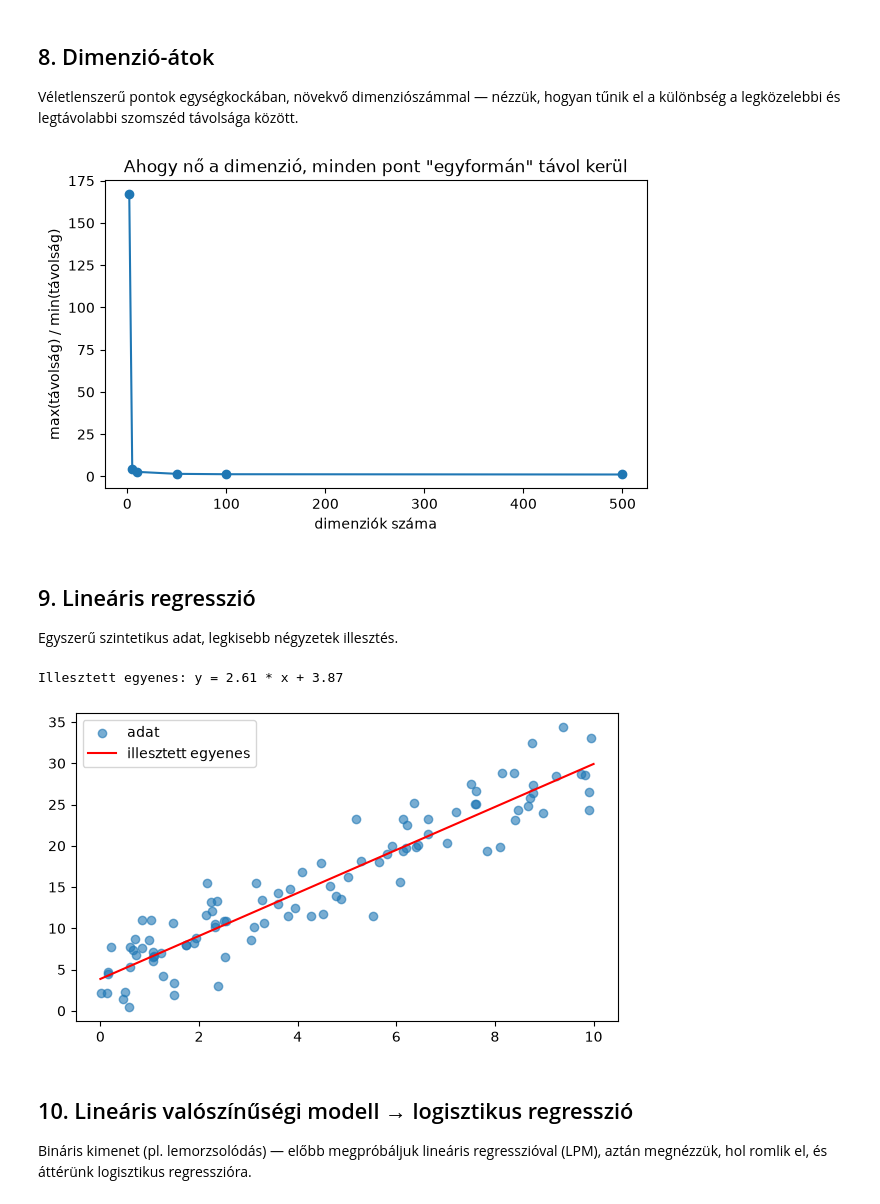
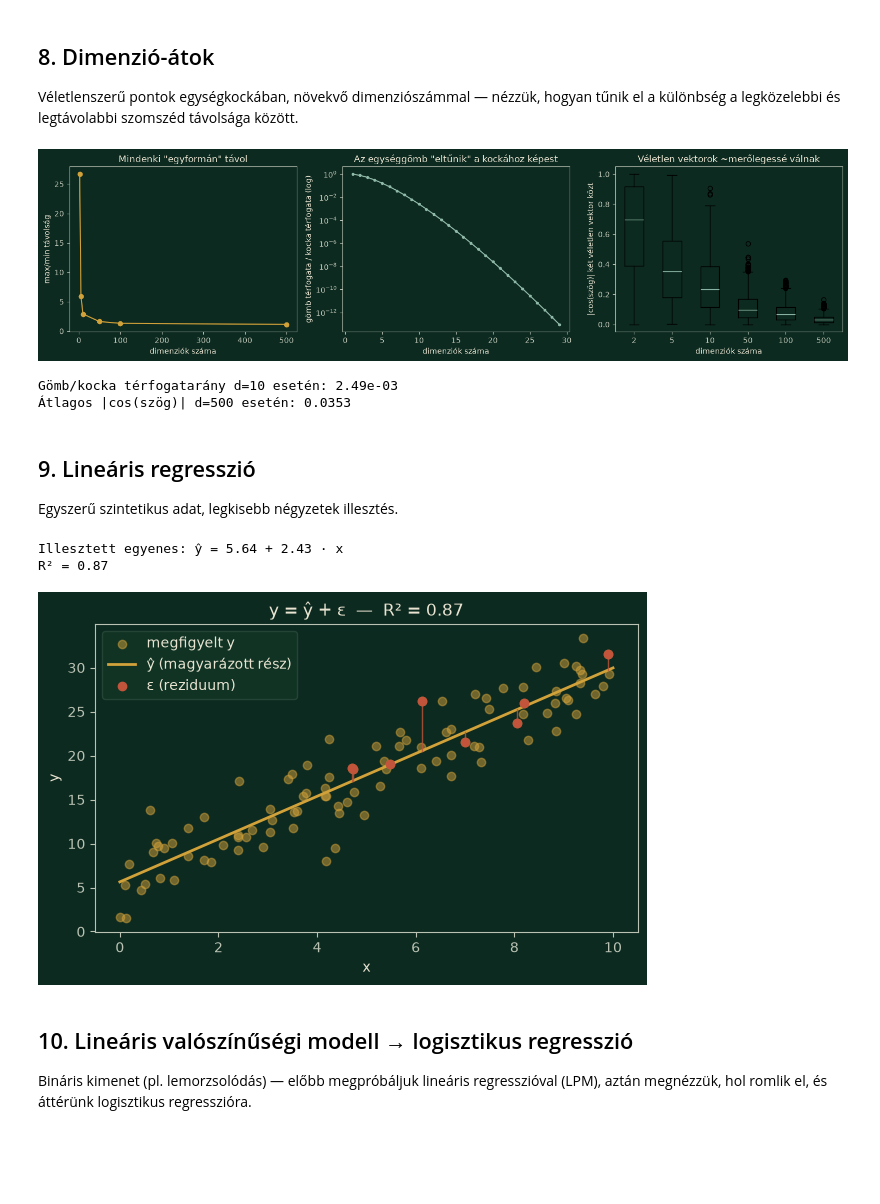
Before and after one commit to karpatika92/nasz_data_science_course, a Jupyter notebook: lessons/01-statisztikai-alapok/demo.ipynb, the cells around one changed output. Drawn from its saved outputs; the diff is of its cells as text; code cells hidden in the pictures; blank space fills up the shorter version.

```diff
--- a/lessons/01-statisztikai-alapok/demo.ipynb
+++ b/lessons/01-statisztikai-alapok/demo.ipynb
@@ -225,23 +342,61 @@ Name: admitted, dtype: float64
 Véletlenszerű pontok egységkockában, növekvő dimenziószámmal — nézzük, hogyan
 tűnik el a különbség a legközelebbi és legtávolabbi szomszéd távolsága között.
 # %%
+from scipy.special import gamma as gamma_fn
+
 n_points = 1000
 dimensions = [2, 5, 10, 50, 100, 500]
 ratios = []
 
 for d in dimensions:
     points = rng.uniform(0, 1, size=(n_points, d))
     origin = np.zeros(d)
     distances = np.linalg.norm(points - origin, axis=1)
     ratios.append(distances.max() / distances.min())
 
-plt.plot(dimensions, ratios, marker="o")
-plt.xlabel("dimenziók száma")
-plt.ylabel("max(távolság) / min(távolság)")
-plt.title("Ahogy nő a dimenzió, minden pont \"egyformán\" távol kerül")
+# gömb/kocka térfogat-arány: az egységgömb térfogata / a körülírt kocka térfogata
+dims_fine = np.arange(1, 30)
+ball_volume = np.pi ** (dims_fine / 2) / gamma_fn(dims_fine / 2 + 1)  # sugár = 1
+cube_volume = 2.0 ** dims_fine  # oldal = 2 (a gömböt körülírva)
+volume_ratio = ball_volume / cube_volume
+
+# két véletlen egységvektor szöge/koszinusza növekvő dimenzióban
+cosines_by_dim = []
+for d in dimensions:
+    a = rng.normal(size=(2000, d))
+    b = rng.normal(size=(2000, d))
+    a /= np.linalg.norm(a, axis=1, keepdims=True)
+    b /= np.linalg.norm(b, axis=1, keepdims=True)
+    cosines_by_dim.append(np.abs(np.sum(a * b, axis=1)))
+
+fig, axes = plt.subplots(1, 3, figsize=(15, 4))
+
+axes[0].plot(dimensions, ratios, marker="o", color="#d1a13a")
+axes[0].set_xlabel("dimenziók száma")
+axes[0].set_ylabel("max/min távolság")
+axes[0].set_title("Mindenki \"egyformán\" távol")
+
+axes[1].plot(dims_fine, volume_ratio, marker=".", color="#8fb9a8")
+axes[1].set_yscale("log")
+axes[1].set_xlabel("dimenziók száma")
+axes[1].set_ylabel("gömb térfogata / kocka térfogata (log)")
+axes[1].set_title("Az egységgömb \"eltűnik\" a kockához képest")
+
+axes[2].boxplot(cosines_by_dim, tick_labels=dimensions)
+axes[2].set_xlabel("dimenziók száma")
+axes[2].set_ylabel("|cos(szög)| két véletlen vektor közt")
+axes[2].set_title("Véletlen vektorok ~merőlegessé válnak")
+
+plt.tight_layout()
+plt.savefig("assets/curse_of_dimensionality.png", dpi=150, bbox_inches="tight")
 plt.show()
+
+print(f"Gömb/kocka térfogatarány d=10 esetén: {ball_volume[9] / cube_volume[9]:.2e}")
+print(f"Átlagos |cos(szög)| d=500 esetén: {cosines_by_dim[-1].mean():.4f}")
 # %% [output]
-[figure, old version]
+[figure, new version]
+Gömb/kocka térfogatarány d=10 esetén: 2.49e-03
+Átlagos |cos(szög)| d=500 esetén: 0.0353
 # %% [markdown]
 ## 9. Lineáris regresszió
 
@@ -251,16 +406,31 @@ x = rng.uniform(0, 10, size=100)
 y = 2.5 * x + 5 + rng.normal(0, 3, size=100)
 
 model = LinearRegression().fit(x.reshape(-1, 1), y)
-print(f"Illesztett egyenes: y = {model.coef_[0]:.2f} * x + {model.intercept_:.2f}")
+y_pred = model.predict(x.reshape(-1, 1))
+r_squared = model.score(x.reshape(-1, 1), y)
+print(f"Illesztett egyenes: ŷ = {model.intercept_:.2f} + {model.coef_[0]:.2f} · x")
+print(f"R² = {r_squared:.2f}")
 
-plt.scatter(x, y, alpha=0.6, label="adat")
+plt.scatter(x, y, alpha=0.5, label="megfigyelt y")
 x_line = np.linspace(0, 10, 100)
-plt.plot(x_line, model.predict(x_line.reshape(-1, 1)), color="red", label="illesztett egyenes")
+plt.plot(x_line, model.predict(x_line.reshape(-1, 1)), color="#d1a13a", label="ŷ (magyarázott rész)", linewidth=2)
+
+# reziduumok (hiba/ε) berajzolása néhány pontra
+highlight_idx = rng.choice(len(x), size=8, replace=False)
+for i in highlight_idx:
+    plt.plot([x[i], x[i]], [y_pred[i], y[i]], color="#c1543a", linewidth=1, alpha=0.8)
+plt.scatter(x[highlight_idx], y[highlight_idx], color="#c1543a", zorder=5, label="ε (reziduum)")
+
+plt.xlabel("x")
+plt.ylabel("y")
+plt.title(f"y = ŷ + ε  —  R² = {r_squared:.2f}")
 plt.legend()
+plt.savefig("assets/linear_regression.png", dpi=150, bbox_inches="tight")
 plt.show()
 # %% [output]
-Illesztett egyenes: y = 2.61 * x + 3.87
+Illesztett egyenes: ŷ = 5.64 + 2.43 · x
+R² = 0.87
-[figure, old version]
+[figure, new version]
 # %% [markdown]
 ## 10. Lineáris valószínűségi modell → logisztikus regresszió
 
```
Also changed, not shown: parts of 12 cells of this notebook, 15 other files.
